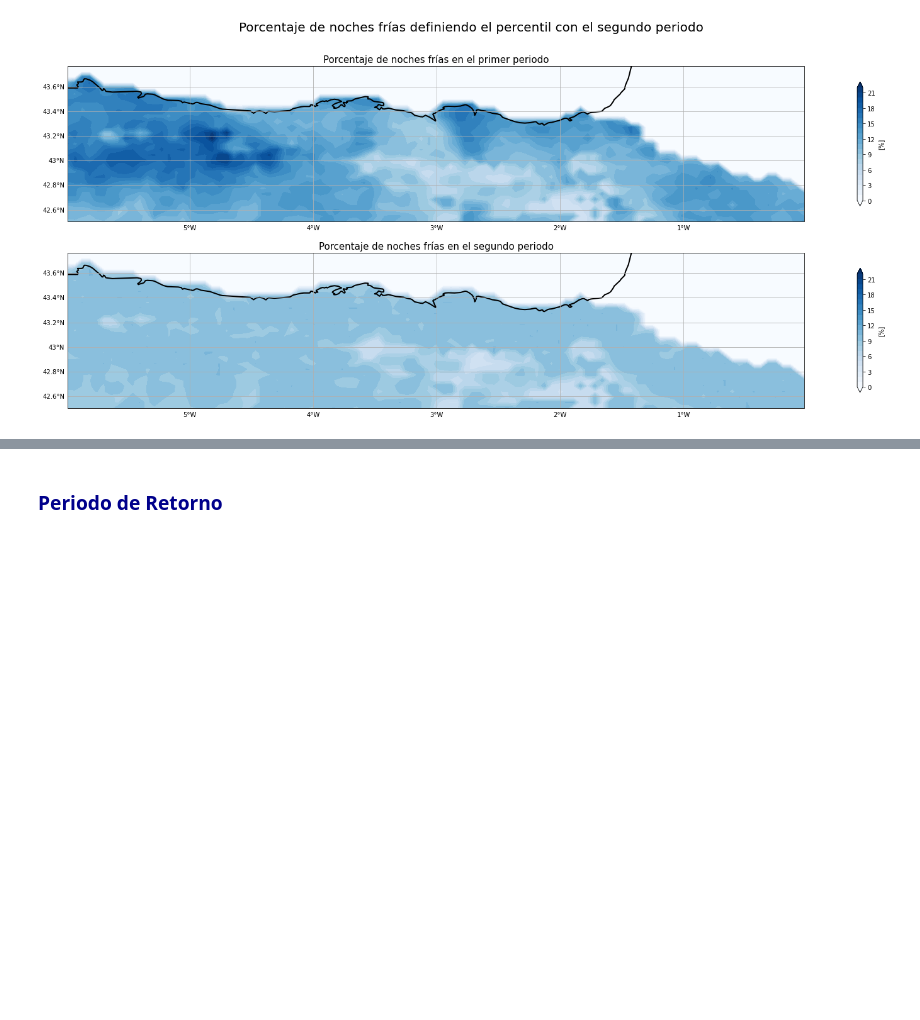
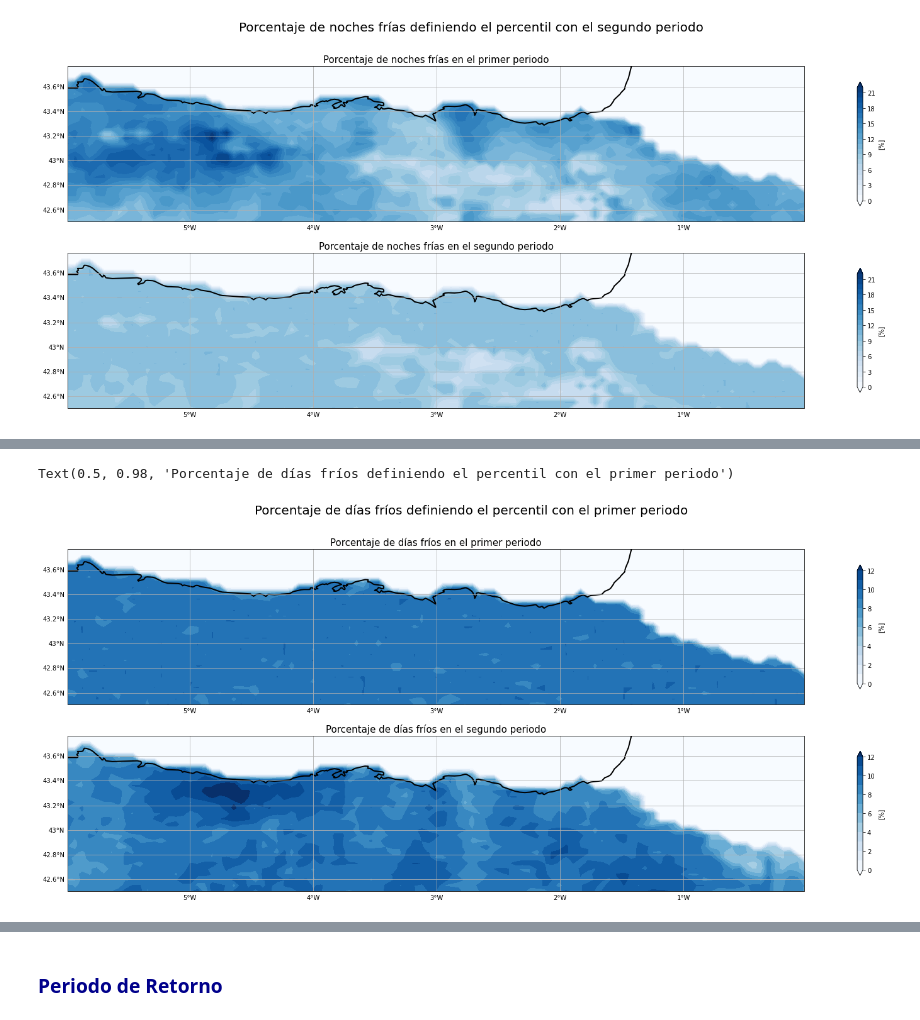
Before and after one commit to nagoremeabe/practica_2, a Jupyter notebook: nagore_practica2.ipynb, the cells around one changed output, grey strips where cells are left out. Drawn from its saved outputs; the diff is of its cells as text; code cells hidden in the pictures; blank space fills up the shorter version.

Commit message:
añadir cold days

```diff
--- a/nagore_practica2.ipynb
+++ b/nagore_practica2.ipynb
@@ -39,6 +39,7 @@ folder = 'data/'
 
 # abro y leo datos de mínima temperatura diaria
 temp_min = xr.open_dataset(f'{folder}tmin_pen.nc')
+temp_max = xr.open_dataset(f'{folder}tmax_pen.nc')
 # %%
 # acoto los datos a las latitudes y longitudes correspondientes al norte
 lats  = [43.8, 42.5]
@@ -187,0 +226,51 @@ Text(0.5, 0.98, 'Porcentaje de noches frías definiendo el percentil con el segu
+# %%
+# para el segundo periodo calculo del porcentaje de noches frías
+num_cold_2 = np.sum(np.where(temp_max_2.tx < ds_qt_1.to_array() , 1, 0),axis=0)
+
+n = temp_max_2.tx.shape[0]
+perc_2 = num_cold_2*100/n
+# elimino la dimension 1
+perc_2 = np.squeeze(perc_2)
+
+# para hacer el grafico
+mini = np.min((np.min(perc_1), np.min(perc_2)))
+maxi = np.max((np.max(perc_1), np.max(perc_2)))
+
+# latitud y longitud
+lon = ds_qt_1.lon
+lat = ds_qt_1.lat
+# %%
+#Representamos el porcentaje para cada punto de la malla de datos
+fig = plt.figure(figsize=(30,10), tight_layout=False)
+ax1 = fig.add_subplot(211, projection=ccrs.PlateCarree())
+ax2 = fig.add_subplot(212, projection=ccrs.PlateCarree())
+cbarticks = np.arange(mini,maxi,1)
+
+ax1.coastlines(linewidth = 2)
+gl=ax1.gridlines(draw_labels = True)
+gl.ylabels_right = False
+gl.xlabels_top   = False
+
+ax2.coastlines(linewidth = 2)
+gl = ax2.gridlines(draw_labels = True)
+gl.ylabels_right = False
+gl.xlabels_top   = False
+
+
+cmap= 'Blues'
+unidades= '[%]'
+
+im=ax1.contourf(lon, lat, perc_1, cbarticks,cmap = cmap, extend='both',
+                  vmin = mini, vmax = maxi)
+
+im2=ax2.contourf(lon, lat, perc_2, cbarticks,cmap = cmap, extend='both',
+                   vmin = mini, vmax = maxi)
+fig.colorbar(im,ax=ax1,shrink=0.8, label=unidades,orientation='vertical')
+fig.colorbar(im2,ax=ax2,shrink=0.8, label=unidades,orientation='vertical')
+ax1.set_title('Porcentaje de días fríos en el primer periodo',fontsize=15)
+ax2.set_title('Porcentaje de días fríos en el segundo periodo',fontsize=15)
+fig.suptitle('Porcentaje de días fríos definiendo el percentil con el primer periodo',
+             fontsize = 20)
+# %% [output]
+Text(0.5, 0.98, 'Porcentaje de días fríos definiendo el percentil con el primer periodo')
+[figure, added]
```
Also changed, not shown: parts of 10 cells of this notebook.
